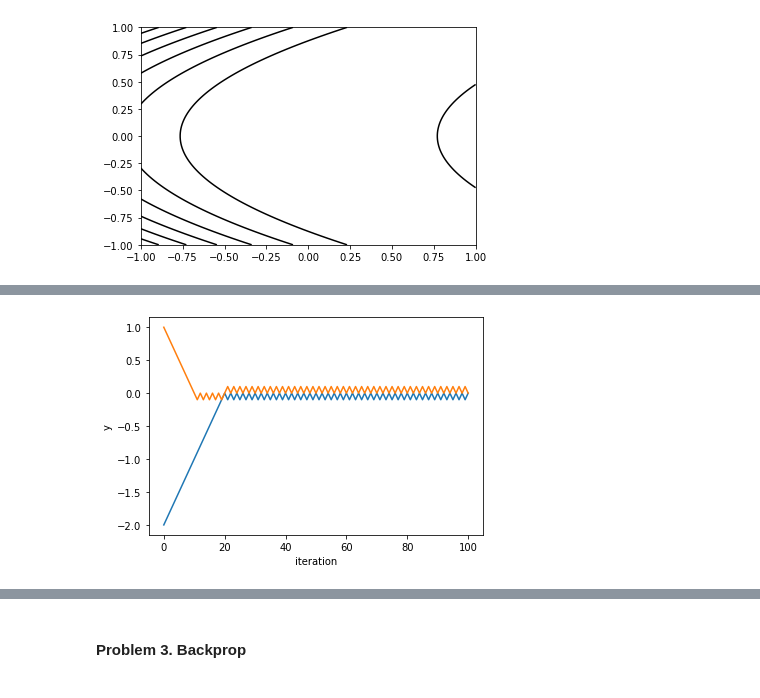
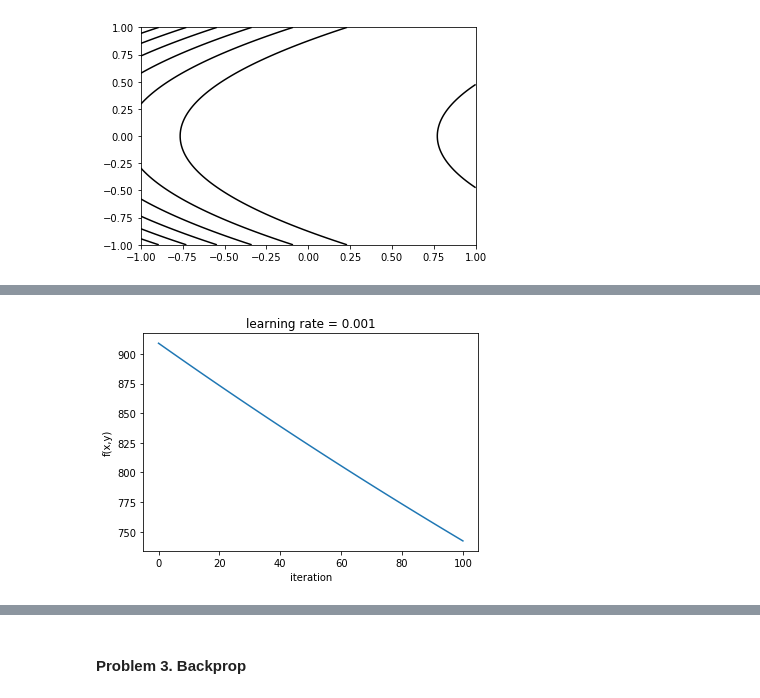
Before and after one commit to trevoradriaanse/ANLY590, a Jupyter notebook: assignments/hw2/hw2.ipynb, the cells around one changed output, grey strips where cells are left out. Cells and saved outputs as stored; diff of their text form; code cells hidden in the pictures.

```diff
--- a/assignments/hw2/hw2.ipynb
+++ b/assignments/hw2/hw2.ipynb
@@ -113,7 +121,7 @@ def grad_f(x, y):
 def grad_descent(x_0, y_0, iters, step_size):
     x = x_0
     y = y_0
-    results = [(x, y)]
+    results = [(x, y, f(x, y))]
     for i in range(iters):
         grad_x, grad_y = grad_f(x, y)
         if grad_x < 0:
@@ -130,8 +138,7 @@ def grad_descent(x_0, y_0, iters, step_size):
             dy = 0
         x = x + dx
         y = y + dy
-        results.append((x, y))
-    #print(results)
+        results.append((x, y, f(x, y)))
     return results
 # %%
 print(grad_descent(-1, 1, 1000, 0.001)[-1])
@@ -146,14 +167,15 @@ print(grad_descent(1, 1, 100, 0.5)[-1])
 # %%
-xs = grad_descent(-2, 1, 100, 0.1)
+xs = grad_descent(-2, 1, 100, 0.001)
 X = [i[0] for i in xs]
-Y = [i[1] for i in xs]
-plt.plot(X, '-')
+Y = [i[2] for i in xs]
+#plt.plot(X, '-')
 plt.xlabel('iteration')
 plt.ylabel('x')
-plt.plot(Y, '-')
-plt.xlabel('iteration')
-plt.ylabel('y')
+plt.plot(Y)
+plt.ylabel('f(x,y)')
+plt.title('learning rate = 0.001')
+
 plt.show()
 # %% [output]
-[figure, old version]
+[figure, new version]
 # %%
```
Also changed, not shown: parts of 34 cells of this notebook.
